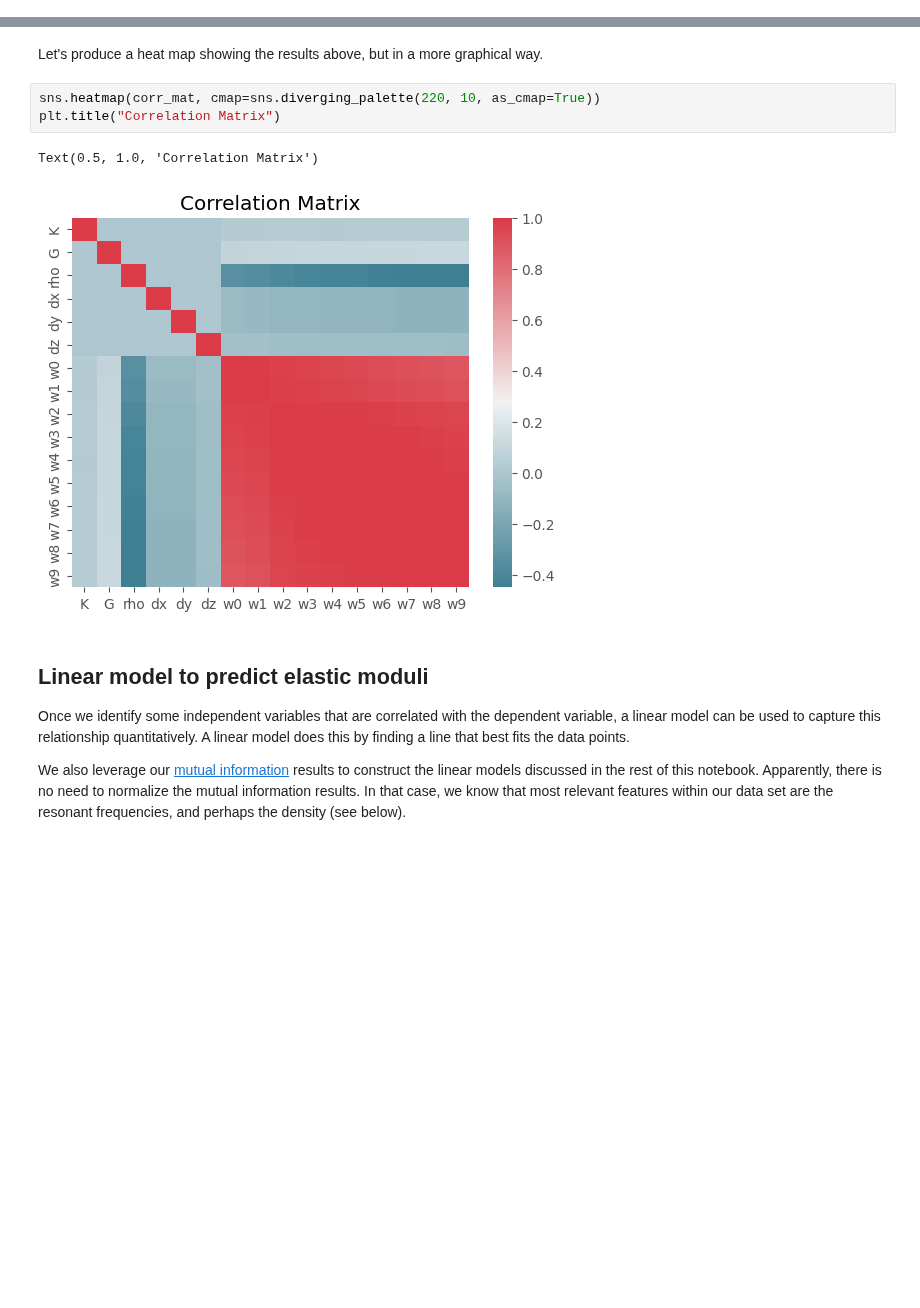
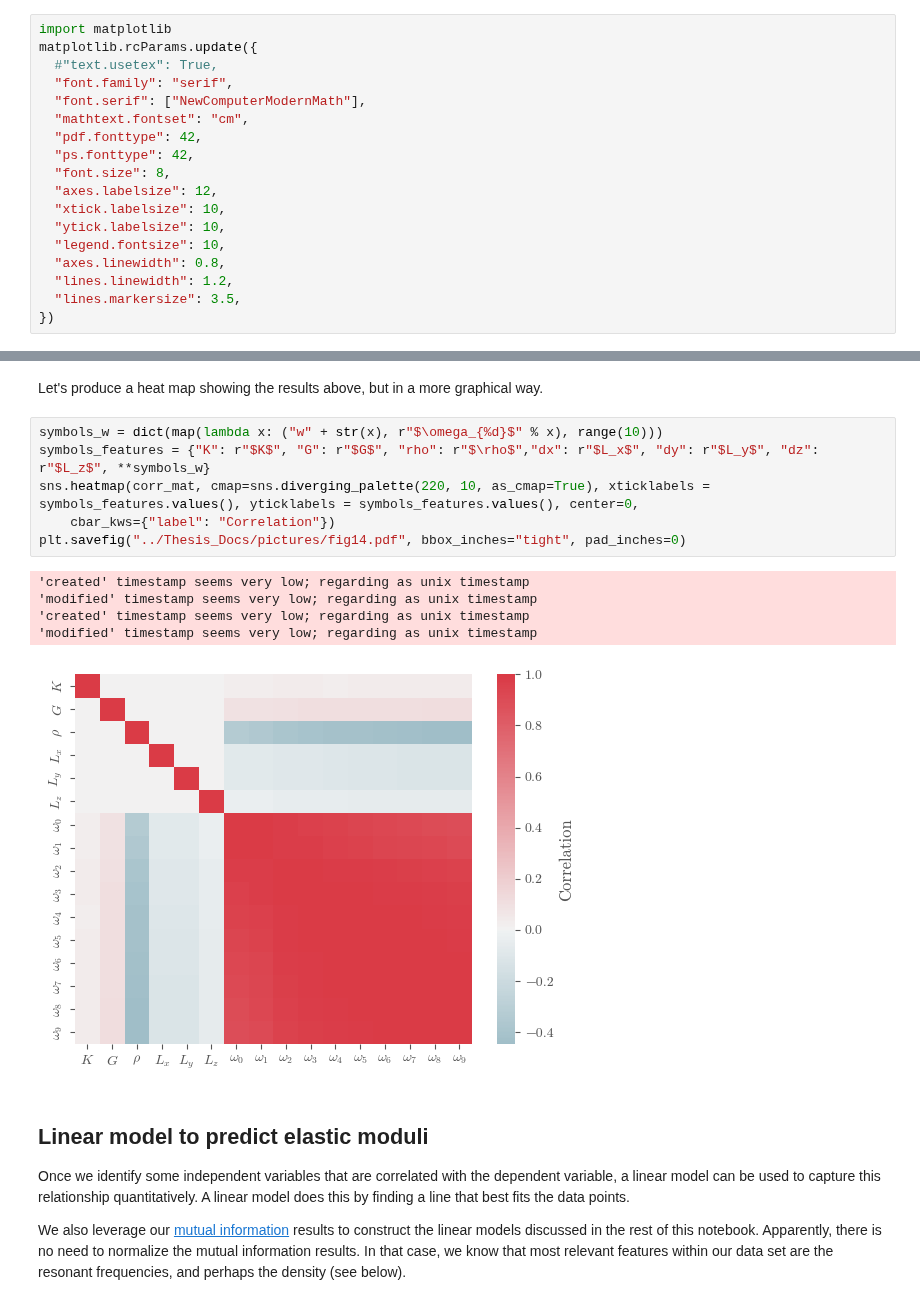
Before and after one commit to cubos-d/RUSpectroscopy_Tools, a Jupyter notebook: notebooks/linear_regress.ipynb, the cells around one changed output, grey strips where cells are left out. Drawn from its saved outputs; the diff is of its cells as text; blank space fills up the shorter version.

Commit message:
fix: Correction of the style of some figures

```diff
--- a/notebooks/linear_regress.ipynb
+++ b/notebooks/linear_regress.ipynb
@@ -27,6 +27,24 @@ from sklearn import linear_model
 from sklearn.model_selection import train_test_split, KFold
 from sklearn.preprocessing import StandardScaler, MinMaxScaler, MaxAbsScaler
 from sklearn.metrics import root_mean_squared_error, mean_absolute_error, mean_absolute_percentage_error, r2_score
+# %%
+import matplotlib
+matplotlib.rcParams.update({
+  #"text.usetex": True,
+  "font.family": "serif",
+  "font.serif": ["NewComputerModernMath"],
+  "mathtext.fontset": "cm",
+  "pdf.fonttype": 42,
+  "ps.fonttype": 42,
+  "font.size": 8,
+  "axes.labelsize": 12,
+  "xtick.labelsize": 10,
+  "ytick.labelsize": 10,
+  "legend.fontsize": 10,
+  "axes.linewidth": 0.8,
+  "lines.linewidth": 1.2,
+  "lines.markersize": 3.5,
+})
 # %%
 kg_data = pd.read_csv('../input_data/KG.csv')
 #kg_random = pd.read_csv("../input_data/KG_random.csv")
@@ -192,11 +213,17 @@ corr_mat
 # %% [markdown]
 Let's produce a heat map showing the results above, but in a more graphical way.
 # %%
-sns.heatmap(corr_mat, cmap=sns.diverging_palette(220, 10, as_cmap=True))
-plt.title("Correlation Matrix")
+symbols_w = dict(map(lambda x: ("w" + str(x), r"$\omega_{%d}$" % x), range(10)))
+symbols_features = {"K": r"$K$", "G": r"$G$", "rho": r"$\rho$","dx": r"$L_x$", "dy": r"$L_y$", "dz": r"$L_z$", **symbols_w}
+sns.heatmap(corr_mat, cmap=sns.diverging_palette(220, 10, as_cmap=True), xticklabels = symbols_features.values(), yticklabels = symbols_features.values(), center=0,
+    cbar_kws={"label": "Correlation"})
+plt.savefig("../Thesis_Docs/pictures/fig14.pdf", bbox_inches="tight", pad_inches=0)
 # %% [output]
-Text(0.5, 1.0, 'Correlation Matrix')
+'created' timestamp seems very low; regarding as unix timestamp
+'modified' timestamp seems very low; regarding as unix timestamp
+'created' timestamp seems very low; regarding as unix timestamp
+'modified' timestamp seems very low; regarding as unix timestamp
-[figure, old version]
+[figure, new version]
 # %% [markdown]
 ## Linear model to predict elastic moduli
 
```
Also changed, not shown: parts of 25 cells of this notebook, 2 other files.
